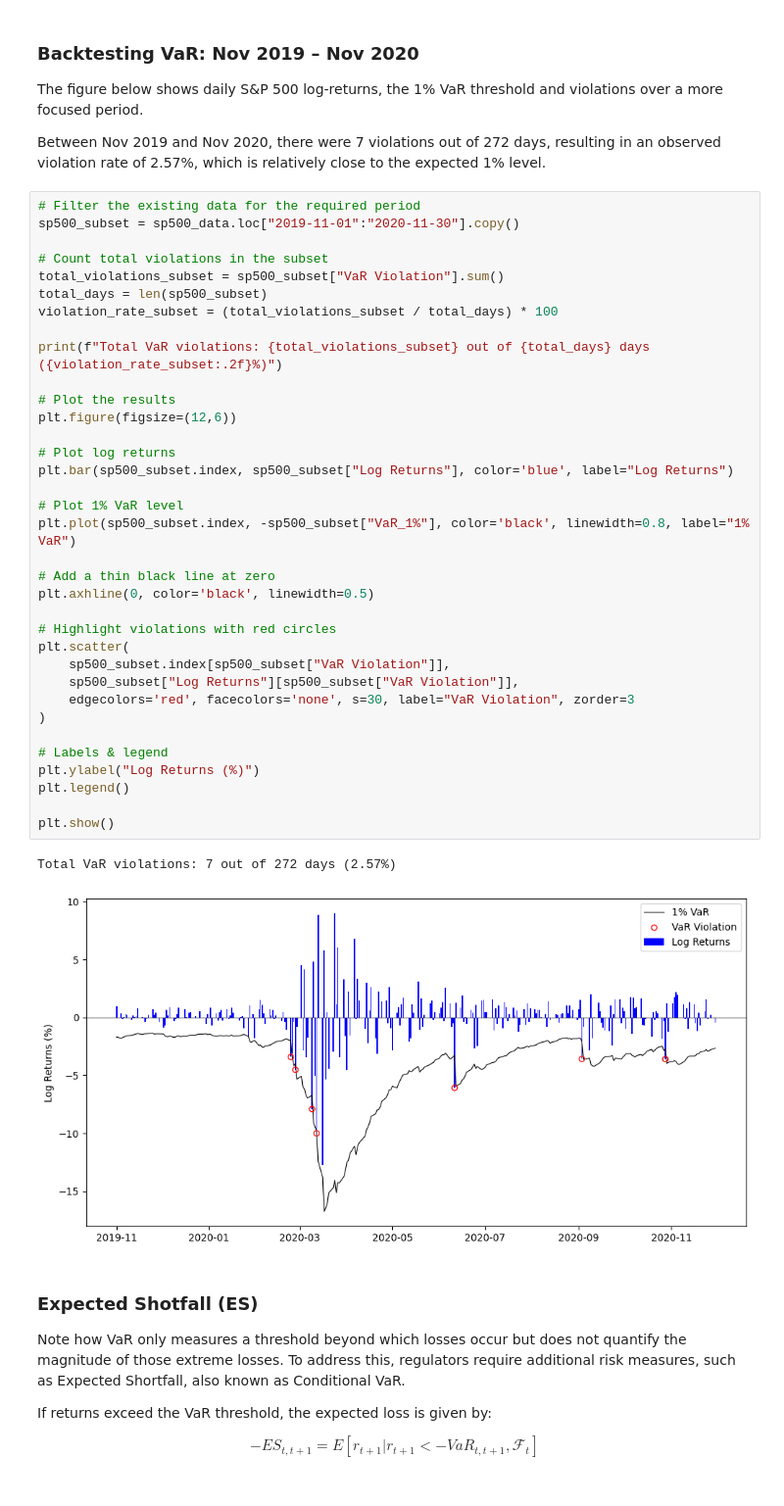
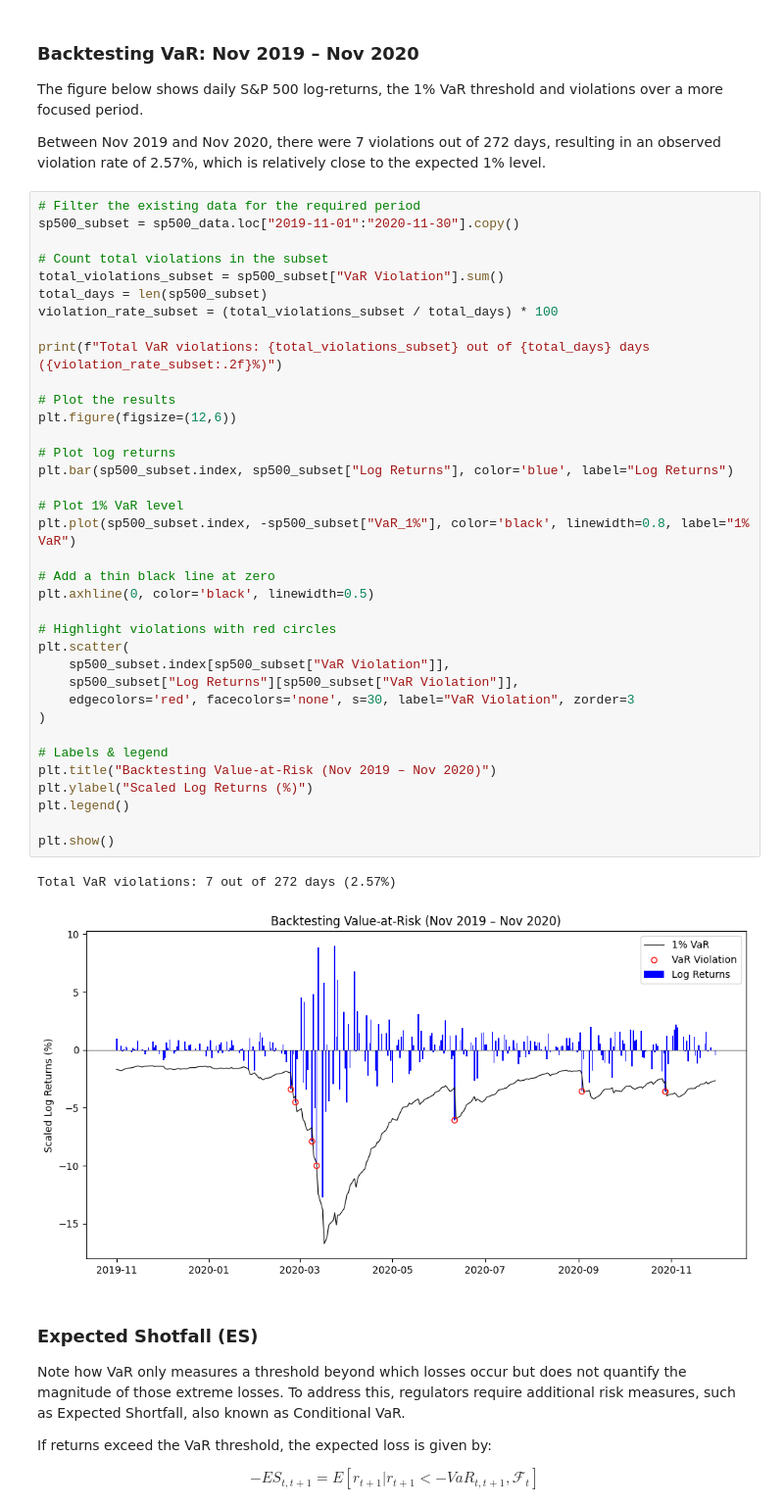
Before and after one commit to Alessandro-Dodon/garch, a Jupyter notebook: VaR.ipynb, the cells around one changed output. Shown at 98% size. Cells and saved outputs as stored; diff of their text form.

```diff
--- a/VaR.ipynb
+++ b/VaR.ipynb
@@ -266,35 +267,36 @@ total_violations_subset = sp500_subset["VaR Violation"].sum()
 total_days = len(sp500_subset)
 violation_rate_subset = (total_violations_subset / total_days) * 100
 
 print(f"Total VaR violations: {total_violations_subset} out of {total_days} days ({violation_rate_subset:.2f}%)")
 
 # Plot the results
 plt.figure(figsize=(12,6))
 
 # Plot log returns
 plt.bar(sp500_subset.index, sp500_subset["Log Returns"], color='blue', label="Log Returns")
 
 # Plot 1% VaR level
 plt.plot(sp500_subset.index, -sp500_subset["VaR_1%"], color='black', linewidth=0.8, label="1% VaR")
 
 # Add a thin black line at zero
 plt.axhline(0, color='black', linewidth=0.5)
 
 # Highlight violations with red circles
 plt.scatter(
     sp500_subset.index[sp500_subset["VaR Violation"]],
     sp500_subset["Log Returns"][sp500_subset["VaR Violation"]],
     edgecolors='red', facecolors='none', s=30, label="VaR Violation", zorder=3
 )
 
 # Labels & legend
-plt.ylabel("Log Returns (%)")
+plt.title("Backtesting Value-at-Risk (Nov 2019 – Nov 2020)")
+plt.ylabel("Scaled Log Returns (%)")
 plt.legend()
 
 plt.show()
 # %% [output]
 Total VaR violations: 7 out of 272 days (2.57%)
-[figure, old version]
+[figure, new version]
 # %% [markdown]
 ### Expected Shotfall (ES)
 
```
Also changed, not shown: parts of 3 cells of this notebook, 1 other file.
